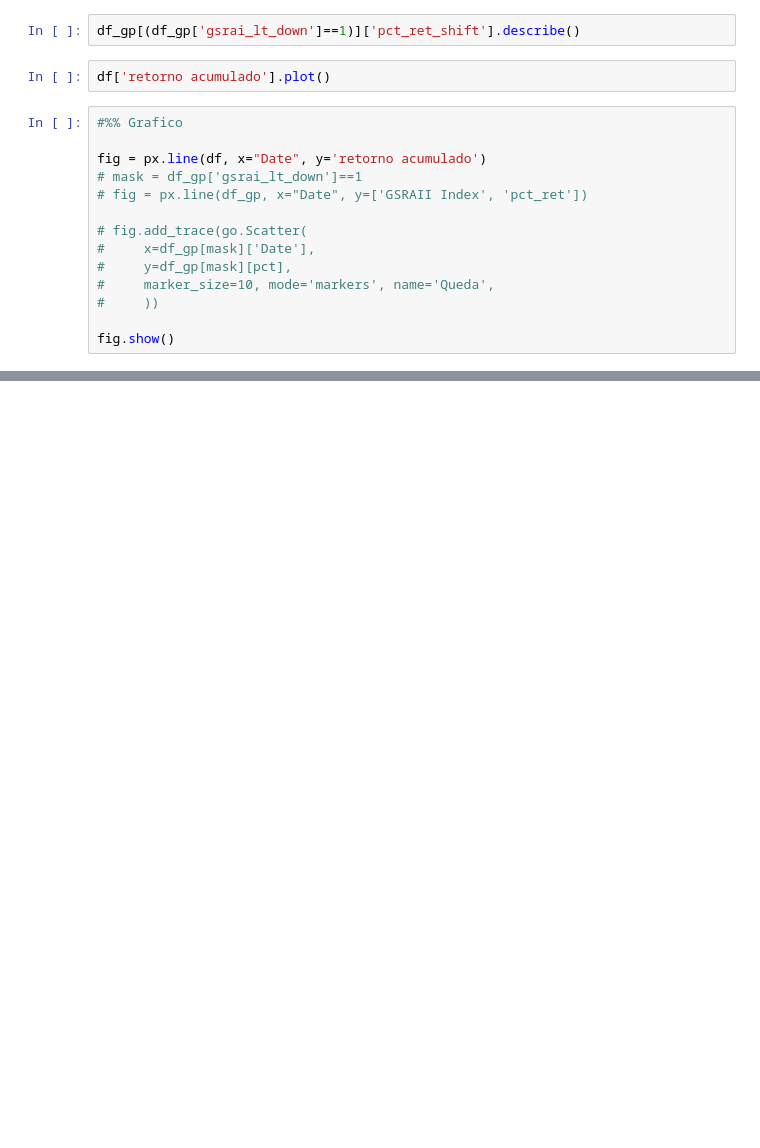
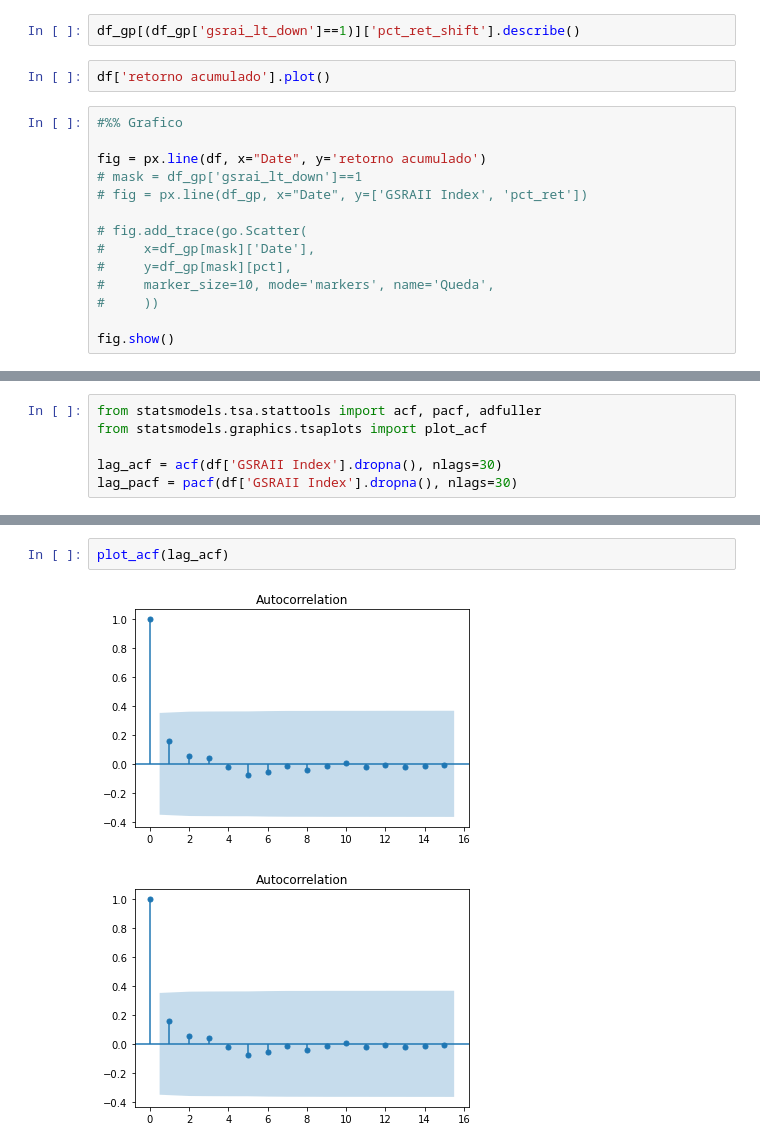
Before and after one commit to renatoreggiani/RiskAI, a Jupyter notebook: Analise GSRAII.ipynb, the cells around one changed output, grey strips where cells are left out. Drawn from its saved outputs; the diff is of its cells as text; blank space fills up the shorter version.

```diff
--- a/Analise GSRAII.ipynb
+++ b/Analise GSRAII.ipynb
@@ -266,0 +332,6 @@ fig.show()
+# %%
+from statsmodels.tsa.stattools import acf, pacf, adfuller
+from statsmodels.graphics.tsaplots import plot_acf
+
+lag_acf = acf(df['GSRAII Index'].dropna(), nlags=30)
+lag_pacf = pacf(df['GSRAII Index'].dropna(), nlags=30)
@@ -266,0 +340,5 @@ fig.show()
+# %%
+plot_acf(lag_acf)
+# %% [output]
+[figure, added]
+[figure, added]
```
Also changed, not shown: parts of 25 cells of this notebook, 3 other files.
